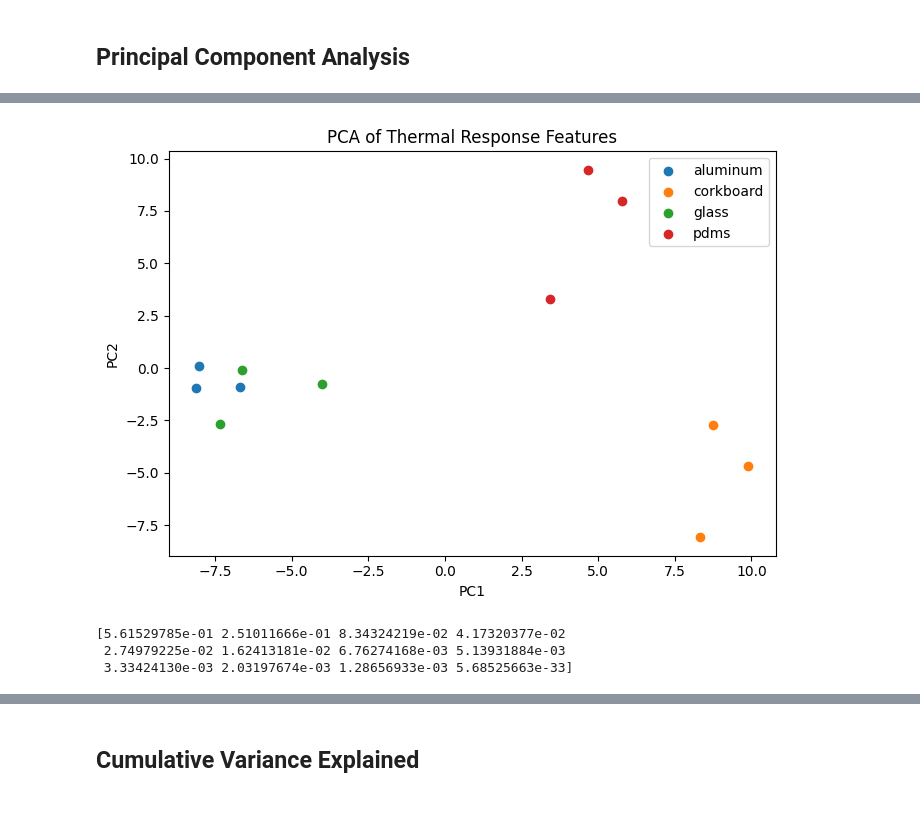
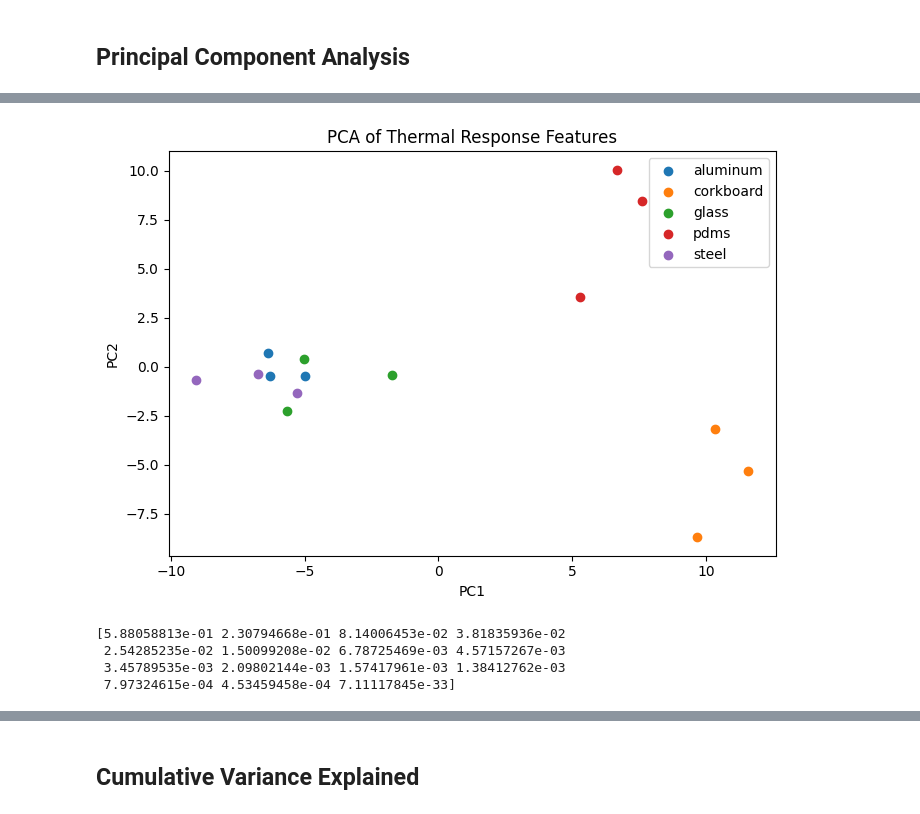
Before and after one commit to cojulieanne/Warmth-Sensor-Object-Detection, a Jupyter notebook: notebooks/02_keanu_exploration.ipynb, the cells around one changed output, grey strips where cells are left out. Drawn from its saved outputs; the diff is of its cells as text; code cells hidden in the pictures.

```diff
--- a/notebooks/02_keanu_exploration.ipynb
+++ b/notebooks/02_keanu_exploration.ipynb
@@ -1000,7 +1014,7 @@ features = [
 
 legend_col = 'Sample'
 
-features_df = features_df[features_df['Sample'] != 'steel']
+#features_df = features_df[features_df['Sample'] != 'steel']
 # %%
 import itertools
 import math
@@ -1058,3 +1072,11 @@ for fig_num in range(math.ceil(len(pairs) / plots_per_fig)):
+# %%
+categories = {'aluminum': 'metal',
+              'corkboard': 'composite',
+              'glass': 'ceramic',
+              'pdms': 'polymer',
+              'steel': 'metal'}
+
+features_df['Category'] = features_df['Sample'].map(categories)
 # %% [markdown]
 ## Principal Component Analysis
 # %%
@@ -1094,34 +1219,35 @@ print(pca.explained_variance_ratio_)
 # %%
 features_df = features_df.dropna(axis = 1)
-X = features_df[features_df.columns[6:]]
+X = features_df[features_df.columns[6:-1]]
 y = features_df["Sample"]
 
 
 X_scaled = StandardScaler().fit_transform(X)
 
 pca = PCA()
 X_pca = pca.fit_transform(X_scaled)
 
 plt.figure(figsize=(7, 5))
 
 for m in features_df['Sample'].unique():
     mask = y == m
     plt.scatter(
         X_pca[mask, 0],
         X_pca[mask, 1],
         label=m
     )
 
 plt.xlabel("PC1")
 plt.ylabel("PC2")
 plt.title("PCA of Thermal Response Features")
 plt.legend()
 plt.tight_layout()
 plt.show()
 
 print(pca.explained_variance_ratio_)
 # %% [output]
-[figure, old version]
+[figure, new version]
-[5.61529785e-01 2.51011666e-01 8.34324219e-02 4.17320377e-02
- 2.74979225e-02 1.62413181e-02 6.76274168e-03 5.13931884e-03
- 3.33424130e-03 2.03197674e-03 1.28656933e-03 5.68525663e-33]
+[5.88058813e-01 2.30794668e-01 8.14006453e-02 3.81835936e-02
+ 2.54285235e-02 1.50099208e-02 6.78725469e-03 4.57157267e-03
+ 3.45789535e-03 2.09802144e-03 1.57417961e-03 1.38412762e-03
+ 7.97324615e-04 4.53459458e-04 7.11117845e-33]
```
Also changed, not shown: parts of 26 cells of this notebook.
